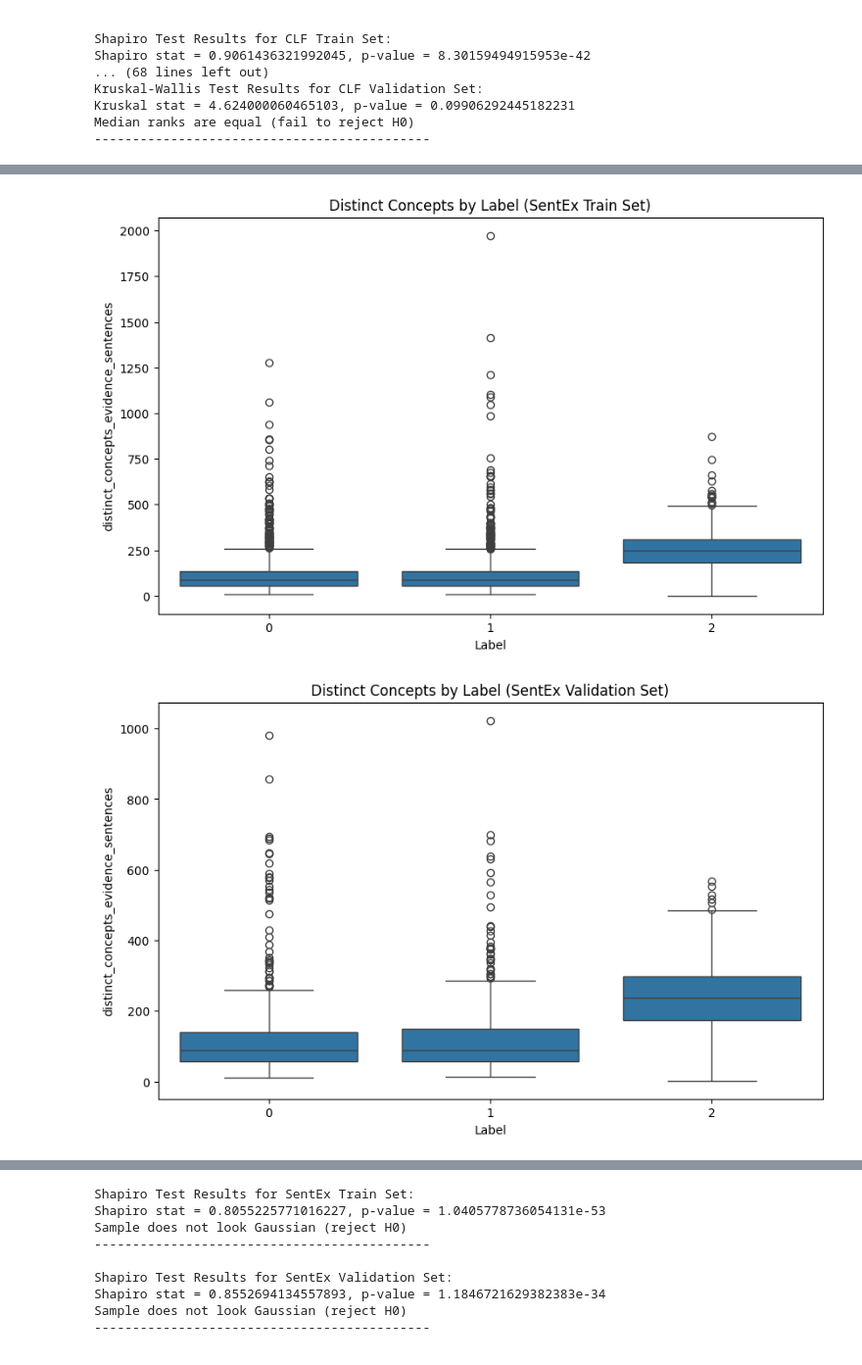
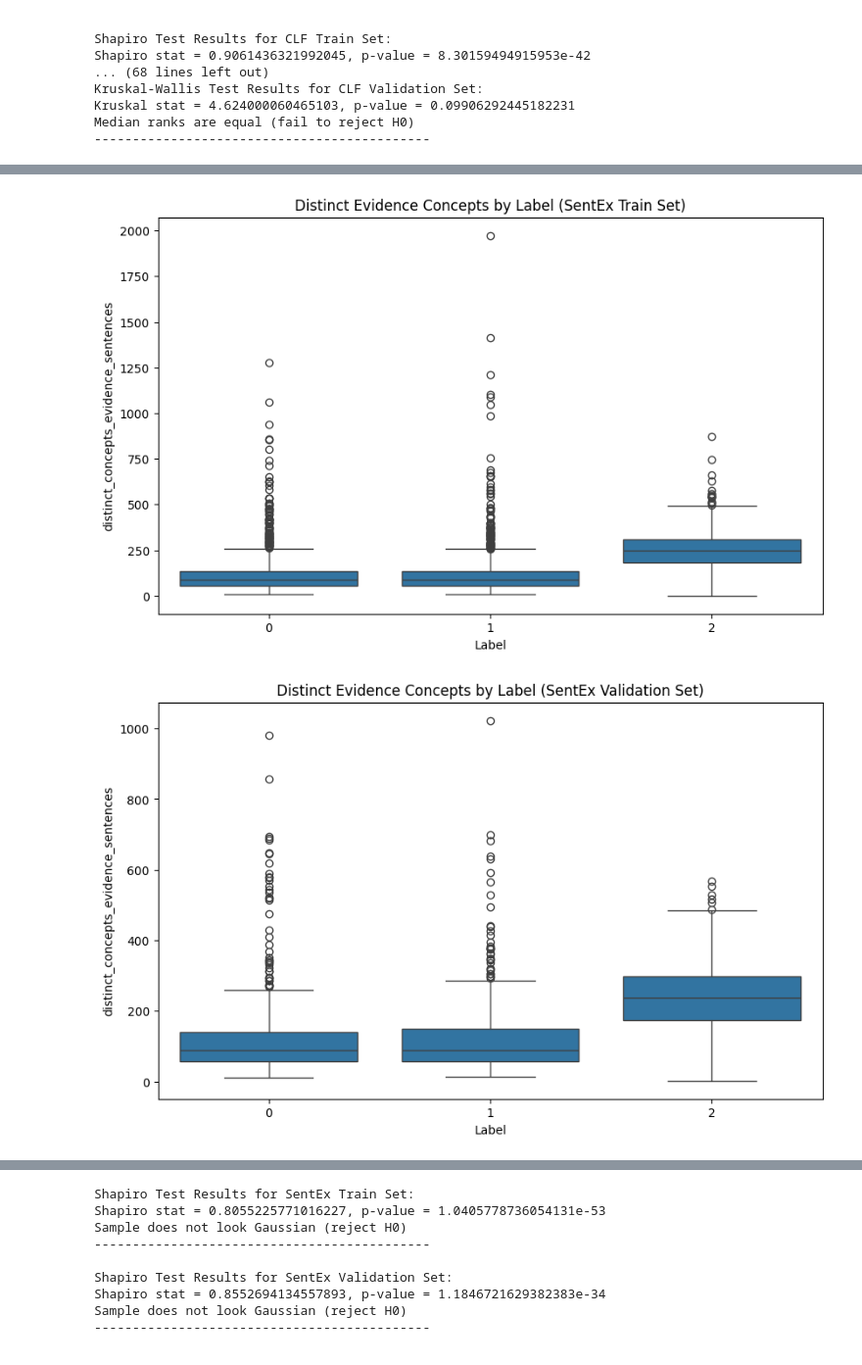
Before and after one commit to hz-zh/Modular_Fact_Checking_with_GPT_SBERT_and_RAG, a Jupyter notebook: claim_analysis.ipynb, the cells around one changed output, grey strips where cells are left out. Shown: that part at 98% size. Cells and saved outputs as stored; diff of their text form; code cells hidden in the pictures.

```diff
--- a/claim_analysis.ipynb
+++ b/claim_analysis.ipynb
@@ -658,10 +1031,10 @@ train_clf = pd.read_csv(f"tabular_sets/tabular_paper_dev_add_claim_metrics/train
 valid_clf = pd.read_csv(f"tabular_sets/tabular_paper_dev_add_claim_metrics/valid_clf_with_evidence_semantic_complexity.csv")
 # %%
 # Visualize the distribution of distinct concepts and semantic depth for evidence sentences
-plot_claim_var(train_sentEx, 'distinct_concepts_evidence_sentences', 'Distinct Concepts by Label (SentEx Train Set)')
-plot_claim_var(valid_sentEx, 'distinct_concepts_evidence_sentences', 'Distinct Concepts by Label (SentEx Validation Set)')
-plot_claim_var(train_clf, 'distinct_concepts_evidence_sentences', 'Distinct Concepts by Label (CLF Train Set)')
-plot_claim_var(valid_clf, 'distinct_concepts_evidence_sentences', 'Distinct Concepts by Label (CLF Validation Set)')
+plot_claim_var(train_sentEx, 'distinct_concepts_evidence_sentences', 'Distinct Evidence Concepts by Label (SentEx Train Set)')
+plot_claim_var(valid_sentEx, 'distinct_concepts_evidence_sentences', 'Distinct Evidence Concepts by Label (SentEx Validation Set)')
+plot_claim_var(train_clf, 'distinct_concepts_evidence_sentences', 'Distinct Evidence Concepts by Label (CLF Train Set)')
+plot_claim_var(valid_clf, 'distinct_concepts_evidence_sentences', 'Distinct Evidence Concepts by Label (CLF Validation Set)')
 # %% [output]
-[figure, old version]
+[figure, new version]
-[figure, old version]
+[figure, new version]
```
Also changed, not shown: parts of 22 cells of this notebook.
